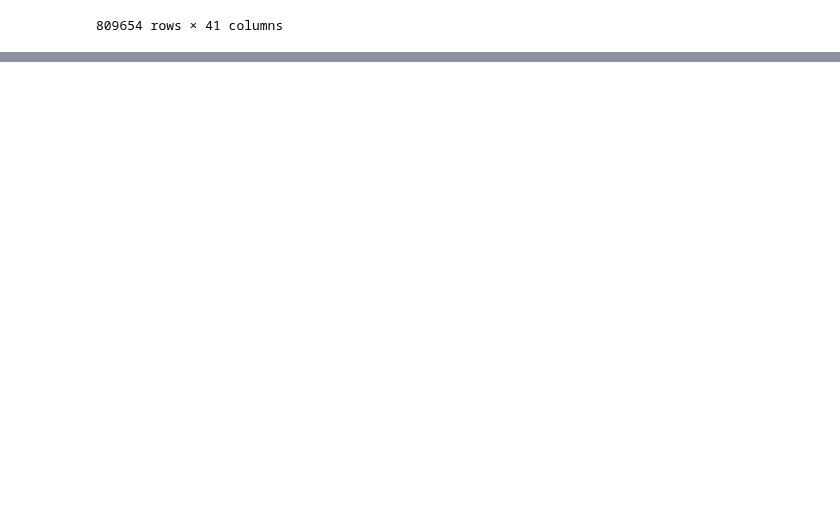
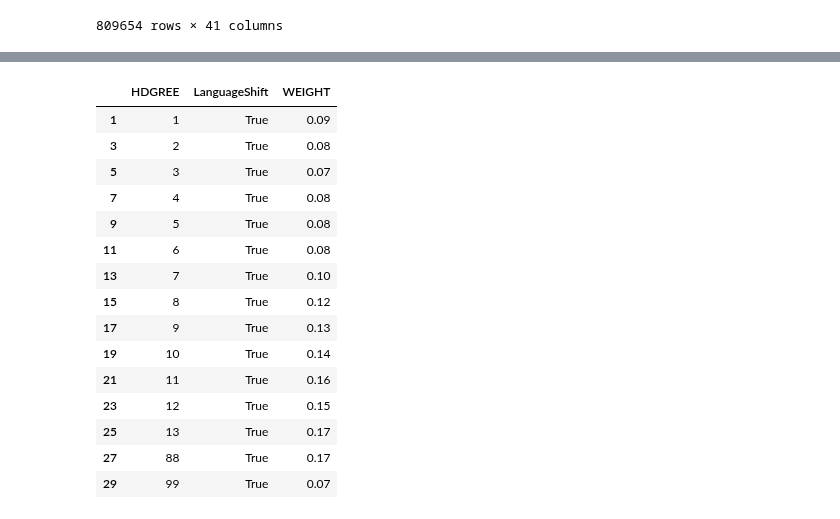
Before and after one commit to Kiefer-Co/4710-L-Plus, a Jupyter notebook: notebooks/Feature Analysis.ipynb, the cells around one changed output, grey strips where cells are left out. Saved outputs shown, nothing was run; the diff lists cells and outputs as text; code cells hidden in the pictures; blank space fills up the shorter version.

```diff
--- a/notebooks/Feature Analysis.ipynb
+++ b/notebooks/Feature Analysis.ipynb
@@ -47,0 +378,19 @@ analyze_feature_value(shift_1991, 'SEXP')
+# %%
+analyze_feature_value(shift_2016, 'HDGREE')
+# %% [output]
+|  | HDGREE | LanguageShift | WEIGHT |
+| 1 | 1 | True | 0.09 |
+| 3 | 2 | True | 0.08 |
+| 5 | 3 | True | 0.07 |
+| 7 | 4 | True | 0.08 |
+| 9 | 5 | True | 0.08 |
+| 11 | 6 | True | 0.08 |
+| 13 | 7 | True | 0.10 |
+| 15 | 8 | True | 0.12 |
+| 17 | 9 | True | 0.13 |
+| 19 | 10 | True | 0.14 |
+| 21 | 11 | True | 0.16 |
+| 23 | 12 | True | 0.15 |
+| 25 | 13 | True | 0.17 |
+| 27 | 88 | True | 0.17 |
+| 29 | 99 | True | 0.07 |
```
Also changed, not shown: parts of 40 cells of this notebook, 2 other files.
